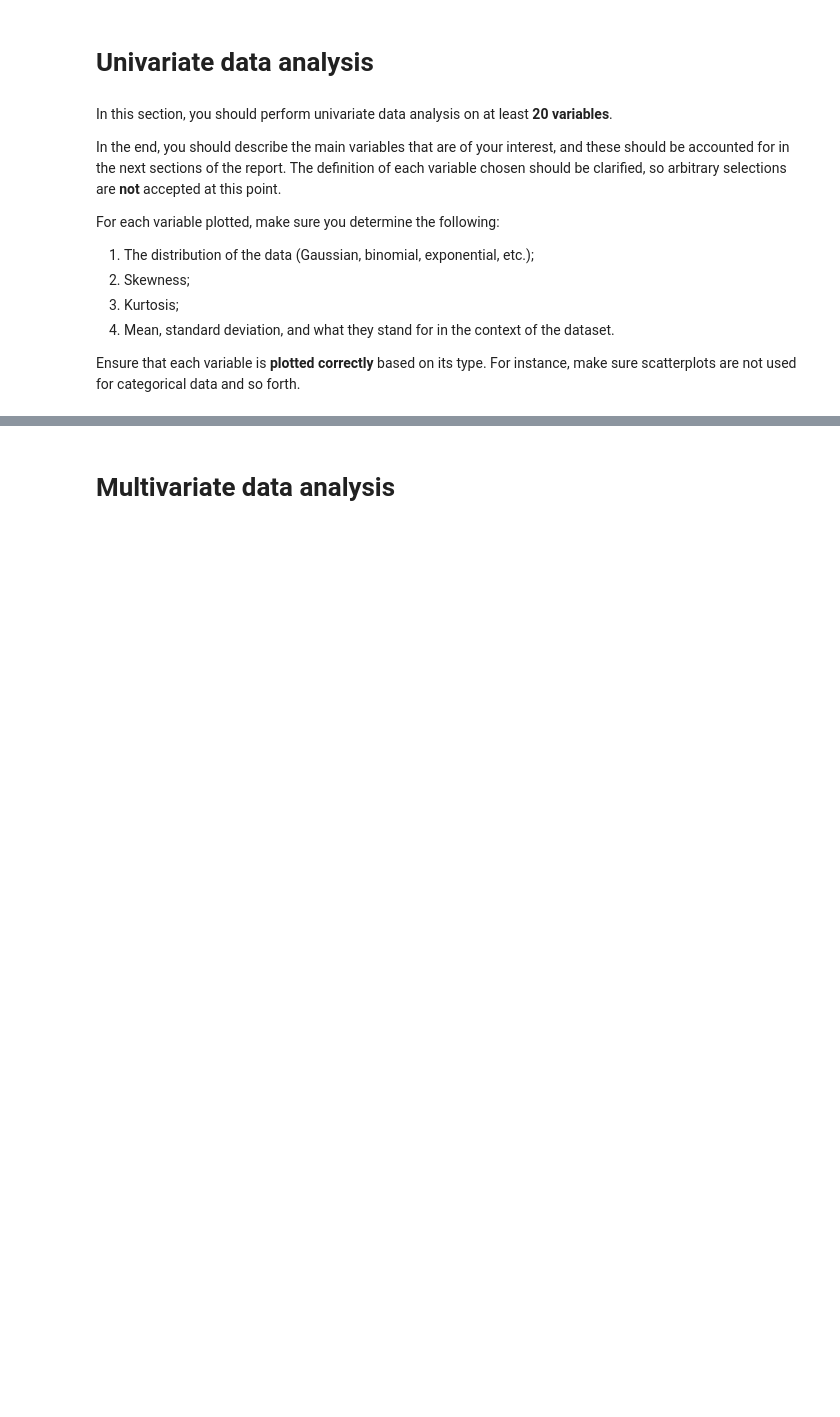
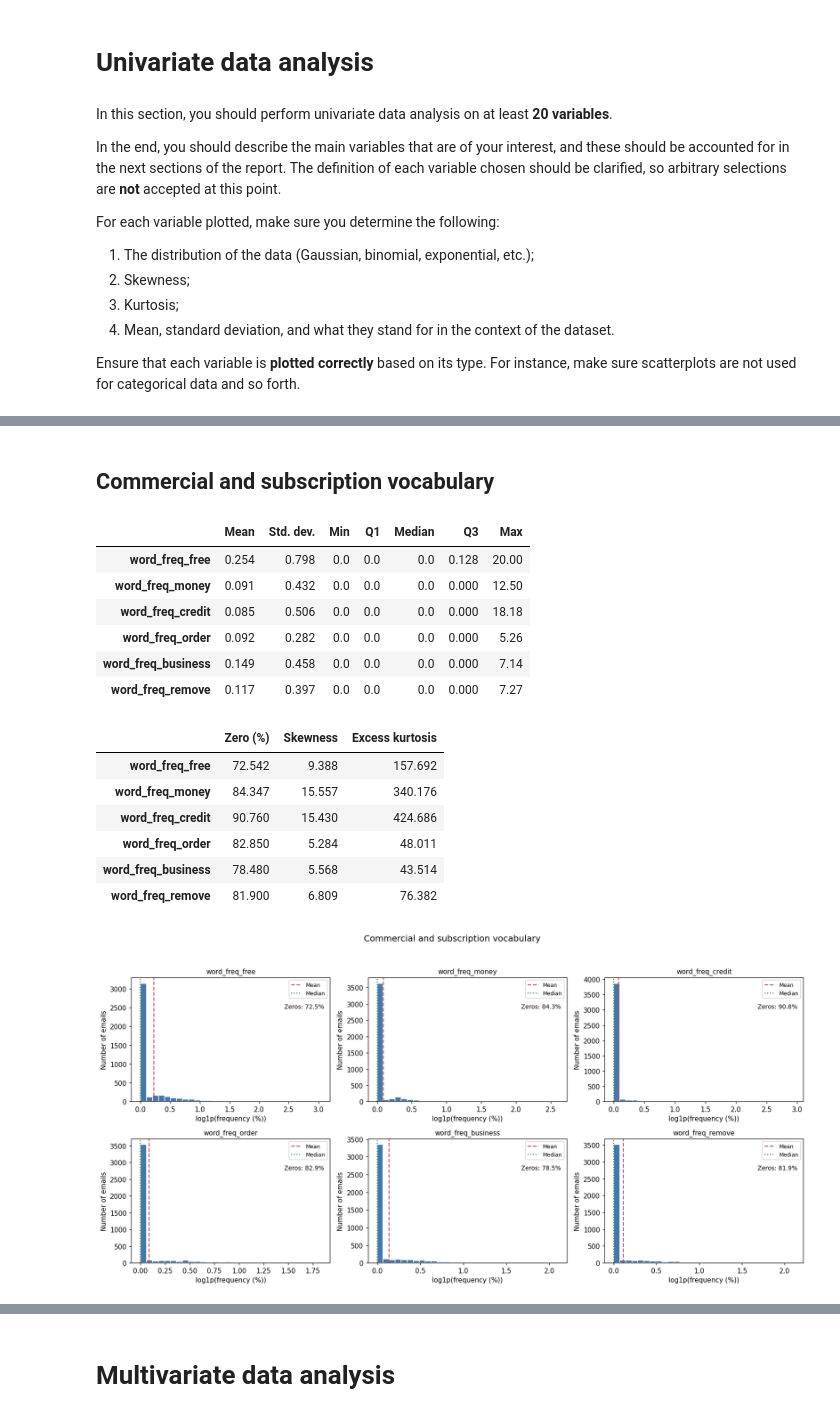
Before and after one commit to tuchanski/spambase-classification, a Jupyter notebook: main.ipynb, the cells around one changed output, grey strips where cells are left out. Saved outputs shown, nothing was run; the diff lists cells and outputs as text; code cells hidden in the pictures; blank space fills up the shorter version.

Commit message:
feat: add univariate data analysis base

```diff
--- a/main.ipynb
+++ b/main.ipynb
@@ -261,0 +326,61 @@ Ensure that each variable is **plotted correctly** based on its type. For instan
+# %%
+# Add robust summaries and zero percentages because averages alone can hide sparsity.
+univariate_stats = univariate_data.describe().T.rename(columns={
+    "count": "Count", "mean": "Mean", "std": "Std. dev.",
+    "min": "Min", "25%": "Q1", "50%": "Median", "75%": "Q3", "max": "Max",
+})
+univariate_stats["Zero (%)"] = univariate_data.eq(0).mean() * 100
+univariate_stats["Skewness"] = univariate_data.skew()
+# pandas reports Fisher's excess kurtosis: the Gaussian reference is zero.
+univariate_stats["Excess kurtosis"] = univariate_data.kurt()
+
+def describe_univariate_group(group_name):
+    columns = univariate_groups[group_name]
+    # Two narrow tables are easier to read than one table with every statistic.
+    display(univariate_stats.loc[columns, [
+        "Mean", "Std. dev.", "Min", "Q1", "Median", "Q3", "Max",
+    ]].round(3))
+    display(univariate_stats.loc[columns, [
+        "Zero (%)", "Skewness", "Excess kurtosis",
+    ]].round(3))
+
+    rows = (len(columns) + 2) // 3
+    fig, axes = plt.subplots(rows, 3, figsize=(15, 3.8 * rows), squeeze=False)
+    for ax, column in zip(axes.flat, columns):
+        values = univariate_data[column]
+        stats = univariate_stats.loc[column]
+        ax.hist(np.log1p(values), bins=30, color="#4477AA", edgecolor="white")
+        ax.axvline(np.log1p(stats["Mean"]), color="#BB5566", linestyle="--", label="Mean")
+        ax.axvline(np.log1p(stats["Median"]), color="#228833", linestyle=":", label="Median")
+        ax.set_title(column, fontsize=10)
+        unit = "frequency (%)" if "freq_" in column else "length in letters"
+        ax.set_xlabel(f"log1p({unit})")
+        ax.set_ylabel("Number of emails")
+        ax.text(0.97, 0.75, f"Zeros: {stats['Zero (%)']:.1f}%",
+                transform=ax.transAxes, ha="right", fontsize=9)
+        ax.legend(fontsize=8, loc="upper right")
+    for ax in axes.flat[len(columns):]:
+        ax.set_visible(False)
+    fig.suptitle(group_name, fontsize=13)
+    fig.tight_layout(rect=[0, 0, 1, 0.95])
+    plt.show()
+# %% [markdown]
+## Commercial and subscription vocabulary
+# %%
+describe_univariate_group("Commercial and subscription vocabulary")
+# %% [output]
+|  | Mean | Std. dev. | Min | Q1 | Median | Q3 | Max |
+| word_freq_free | 0.254 | 0.798 | 0.0 | 0.0 | 0.0 | 0.128 | 20.00 |
+| word_freq_money | 0.091 | 0.432 | 0.0 | 0.0 | 0.0 | 0.000 | 12.50 |
+| word_freq_credit | 0.085 | 0.506 | 0.0 | 0.0 | 0.0 | 0.000 | 18.18 |
+| word_freq_order | 0.092 | 0.282 | 0.0 | 0.0 | 0.0 | 0.000 | 5.26 |
+| word_freq_business | 0.149 | 0.458 | 0.0 | 0.0 | 0.0 | 0.000 | 7.14 |
+| word_freq_remove | 0.117 | 0.397 | 0.0 | 0.0 | 0.0 | 0.000 | 7.27 |
+|  | Zero (%) | Skewness | Excess kurtosis |
+| word_freq_free | 72.542 | 9.388 | 157.692 |
+| word_freq_money | 84.347 | 15.557 | 340.176 |
+| word_freq_credit | 90.760 | 15.430 | 424.686 |
+| word_freq_order | 82.850 | 5.284 | 48.011 |
+| word_freq_business | 78.480 | 5.568 | 43.514 |
+| word_freq_remove | 81.900 | 6.809 | 76.382 |
+[figure, added]
```
Also changed, not shown: parts of 18 cells of this notebook.
